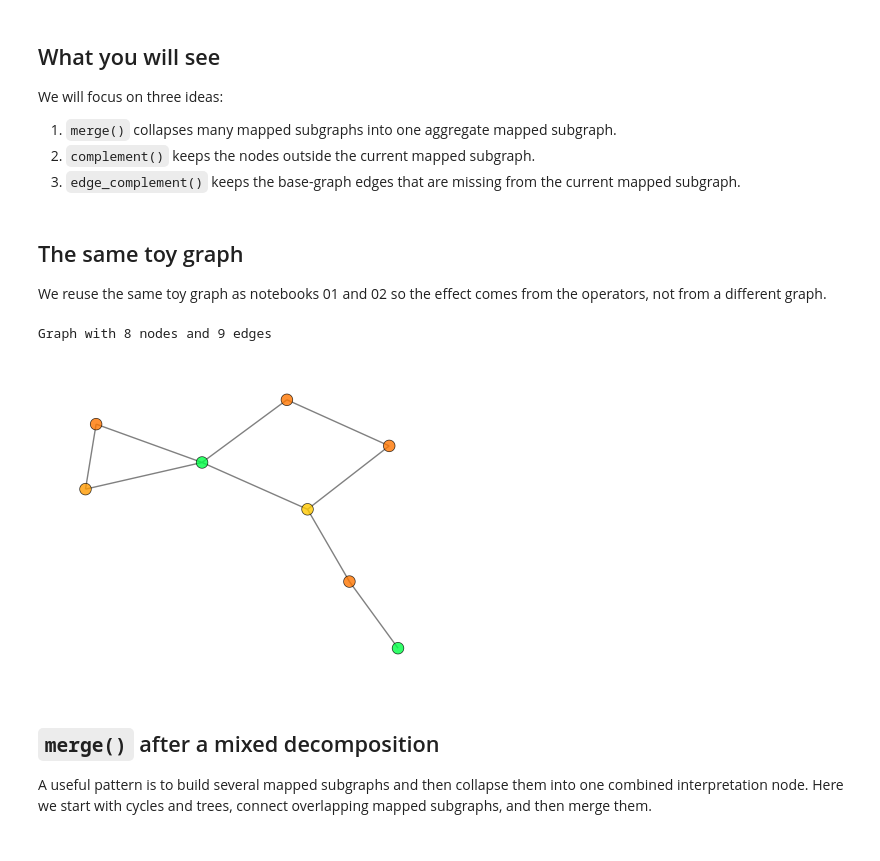
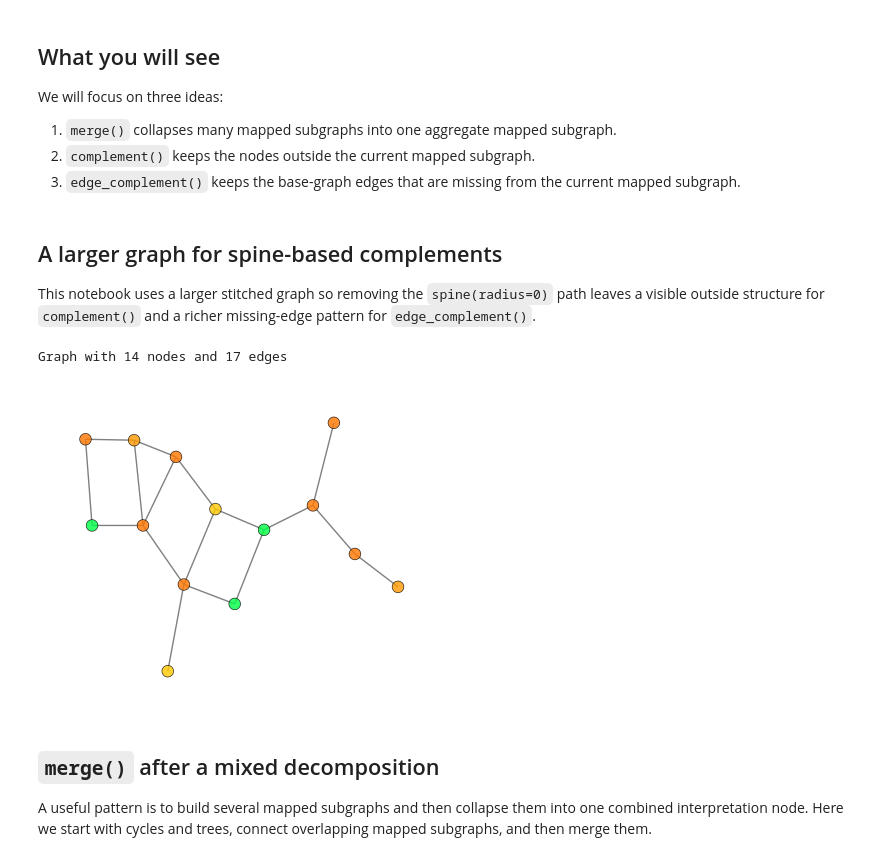
Before and after one commit to fabriziocosta/abstractgraph, a Jupyter notebook: notebooks/examples/example_abstract_graph_operators_03_merge_and_complements.ipynb, the cells around one changed output. Drawn from its saved outputs; the diff is of its cells as text; code cells hidden in the pictures.

```diff
--- a/notebooks/examples/example_abstract_graph_operators_03_merge_and_complements.ipynb
+++ b/notebooks/examples/example_abstract_graph_operators_03_merge_and_complements.ipynb
@@ -65,32 +74,41 @@ def draw(graph, decomposition_function, *, nbits=11, size=(12, 6), n_elements_pe
     display_mappings(ag, n_elements_per_row=n_elements_per_row)
     return ag
 # %% [markdown]
-## The same toy graph
+## A larger graph for spine-based complements
 
-We reuse the same toy graph as notebooks 01 and 02 so the effect comes from the operators, not from a different graph.
+This notebook uses a larger stitched graph so removing the `spine(radius=0)` path leaves a visible outside structure for `complement()` and a richer missing-edge pattern for `edge_complement()`.
 # %%
 graph = nx.Graph()
 graph.add_nodes_from([
     (0, {'label': 'C'}),
     (1, {'label': 'C'}),
     (2, {'label': 'O'}),
     (3, {'label': 'N'}),
     (4, {'label': 'C'}),
     (5, {'label': 'S'}),
     (6, {'label': 'C'}),
     (7, {'label': 'O'}),
+    (8, {'label': 'C'}),
+    (9, {'label': 'N'}),
+    (10, {'label': 'C'}),
+    (11, {'label': 'O'}),
+    (12, {'label': 'C'}),
+    (13, {'label': 'S'}),
 ])
 graph.add_edges_from([
-    (0, 1), (1, 2), (2, 3), (3, 0),
-    (2, 4), (4, 5), (5, 2),
-    (3, 6), (6, 7),
+    (0, 1), (1, 2), (2, 3), (3, 4), (4, 5), (5, 6),
+    (2, 7), (7, 8), (8, 9),
+    (4, 10), (10, 11),
+    (1, 12), (12, 13),
+    (3, 8), (5, 10), (6, 11),
+    (8, 10),
 ])
 
 print(graph)
 display_graph(graph)
 # %% [output]
-Graph with 8 nodes and 9 edges
+Graph with 14 nodes and 17 edges
-[figure, old version]
+[figure, new version]
 # %% [markdown]
 ## `merge()` after a mixed decomposition
 
```
Also changed, not shown: parts of 10 cells of this notebook, 3 other files.
